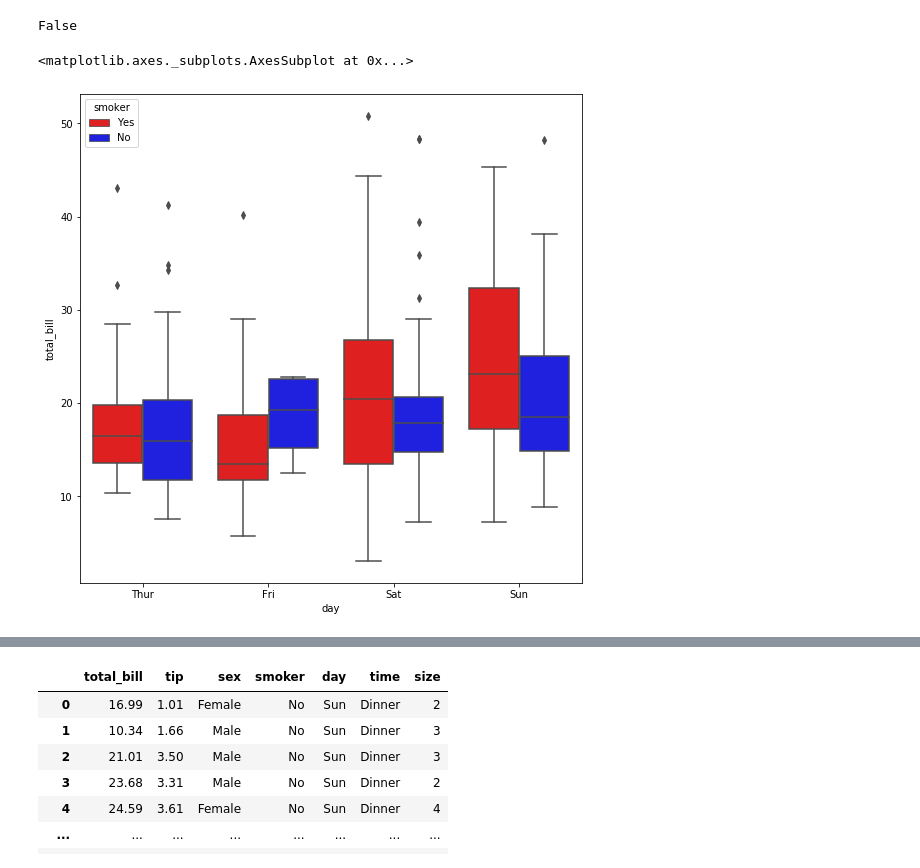
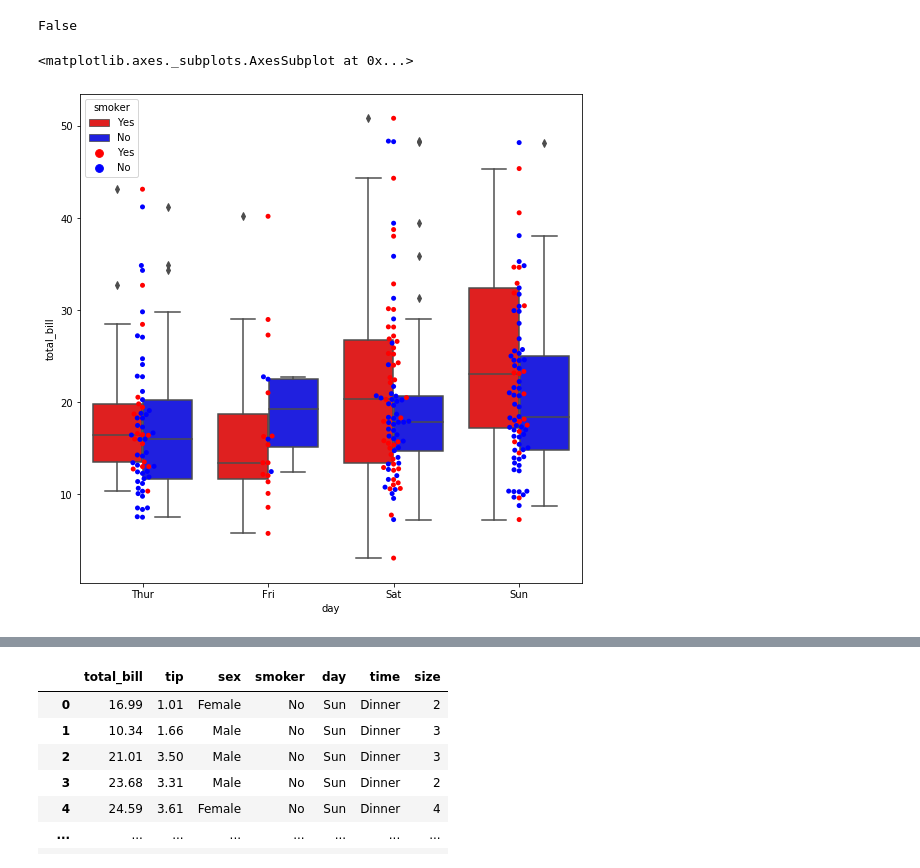
Before and after one commit to mpg-age-bioinformatics/flaski, a Jupyter notebook: utils/notebooks/violinplot.ipynb, the cells around one changed output, grey strips where cells are left out. Cells and saved outputs as stored; diff of their text form; code cells hidden in the pictures.

```diff
--- a/utils/notebooks/violinplot.ipynb
+++ b/utils/notebooks/violinplot.ipynb
@@ -192,9 +192,10 @@ def adjust_box_widths(g, fac):
 # %%
 fig, axes = plt.subplots(figsize=(9,9))
 palette=dict()
 palette["Yes"]="red"
 palette["No"]="blue"
 sns.boxplot(x="day", y="total_bill", hue="smoker",data=tips, palette=palette)
+sns.swarmplot(x="day",y="total_bill",hue="smoker",data=tips,palette=palette)
 # %% [output]
 <matplotlib.axes._subplots.AxesSubplot at 0x...>
-[figure, old version]
+[figure, new version]
```
Also changed, not shown: parts of 1 cell of this notebook, 2 other files.
